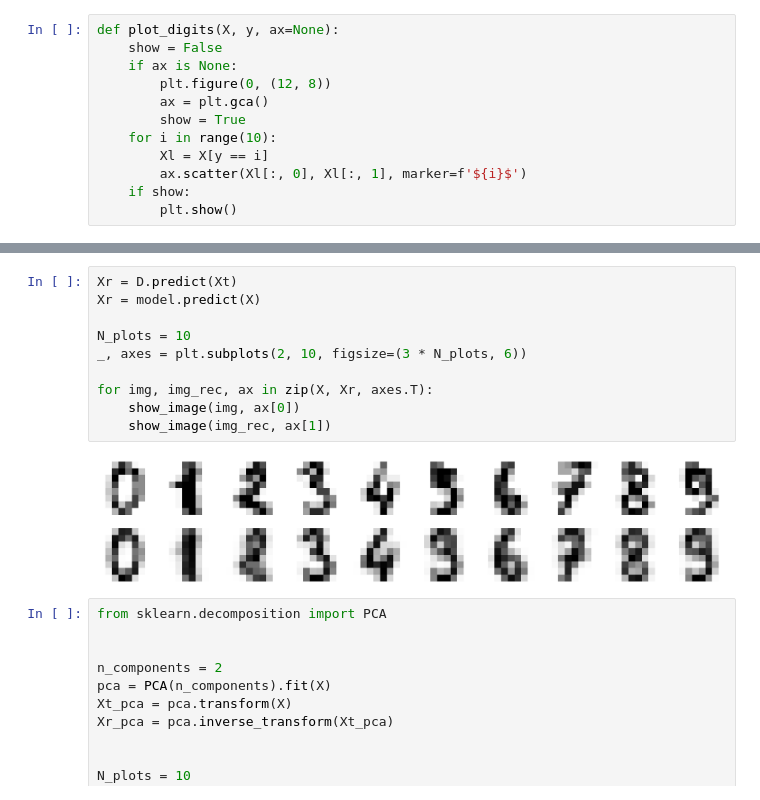
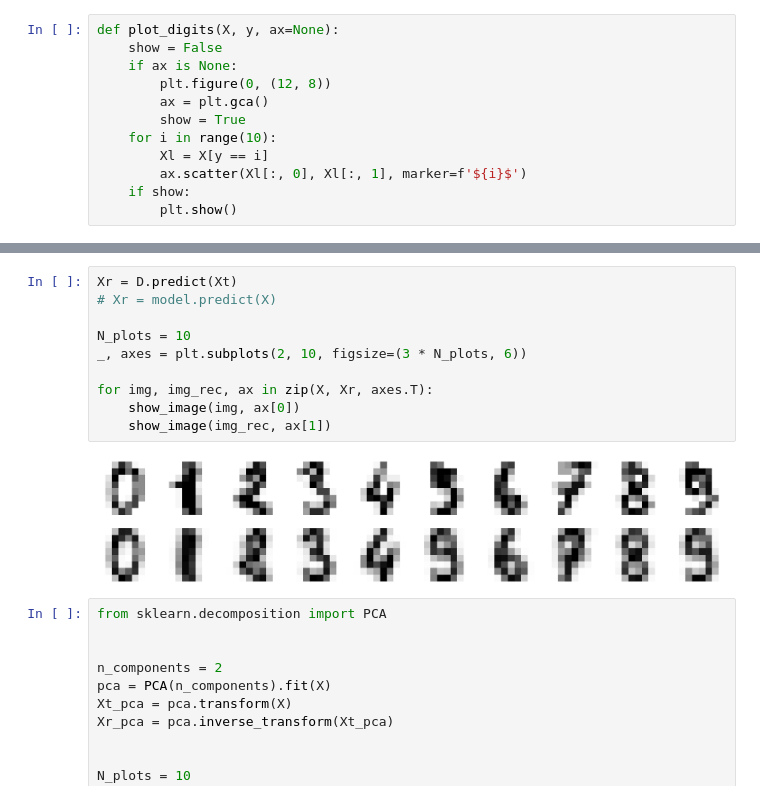
Before and after one commit to rgabdullin/MLDA2021, a Jupyter notebook: classes/week12/seminar12.ipynb, the cells around one changed output, grey strips where cells are left out. Drawn from its saved outputs; the diff is of its cells as text.

```diff
--- a/classes/week12/seminar12.ipynb
+++ b/classes/week12/seminar12.ipynb
@@ -443,15 +481,15 @@ plot_digits(Xt, y)
 # %%
 Xr = D.predict(Xt)
-Xr = model.predict(X)
+# Xr = model.predict(X)
 
 N_plots = 10
 _, axes = plt.subplots(2, 10, figsize=(3 * N_plots, 6))
 
 for img, img_rec, ax in zip(X, Xr, axes.T):
     show_image(img, ax[0])
     show_image(img_rec, ax[1])
 # %% [output]
-[figure, old version]
+[figure, new version]
 # %%
 from sklearn.decomposition import PCA
 
```
Also changed, not shown: parts of 8 cells of this notebook.
